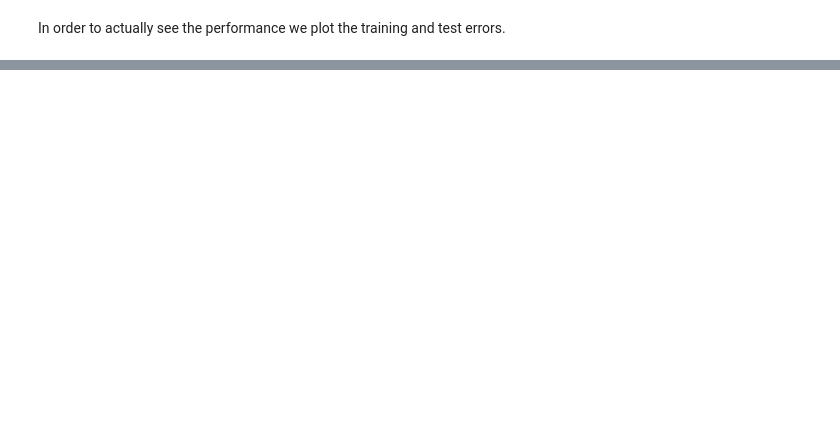
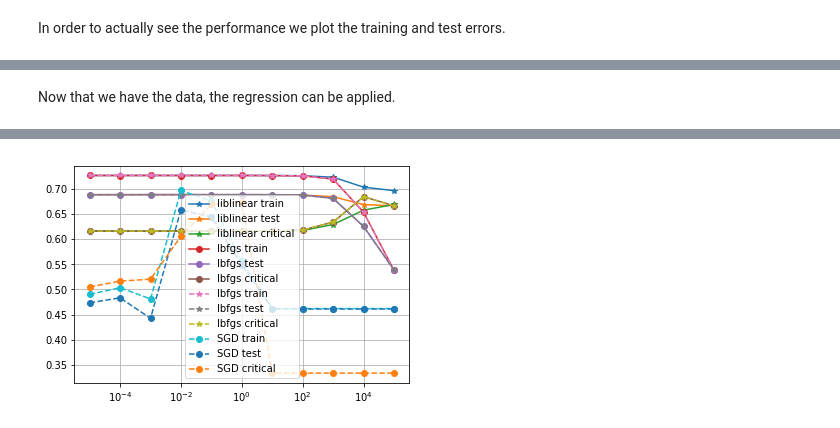
Before and after one commit to Oo1Insane1oO/Data-Analysis-and-Machine-Learning, a Jupyter notebook: ising/Project_on_Machine_Learning.ipynb, the cells around one changed output, grey strips where cells are left out. Cells and saved outputs as stored; diff of their text form; code cells hidden in the pictures; blank space fills up the shorter version.

```diff
--- a/ising/Project_on_Machine_Learning.ipynb
+++ b/ising/Project_on_Machine_Learning.ipynb
@@ -357,0 +458,68 @@ plot_errors(grab_axis(results, 1), grab_axis(results, 2), lamdas)
+# %% [markdown]
+Now that we have the data, the regression can be applied.
+# %%
+from sklearn import linear_model
+
+# set regularization parameters
+lamdas = np.logspace(-5,5,11)
+
+# preallocate data
+train_accuracy=np.zeros(lamdas.shape,np.float64)
+test_accuracy=np.zeros(lamdas.shape,np.float64)
+critical_accuracy=np.zeros(lamdas.shape,np.float64)
+
+train_accuracy_lbfgs=np.zeros(lamdas.shape,np.float64)
+test_accuracy_lbfgs=np.zeros(lamdas.shape,np.float64)
+critical_accuracy_lbfgs=np.zeros(lamdas.shape,np.float64)
+
+train_accuracy_saga=np.zeros(lamdas.shape,np.float64)
+test_accuracy_saga=np.zeros(lamdas.shape,np.float64)
+critical_accuracy_saga=np.zeros(lamdas.shape,np.float64)
+
+train_accuracy_SGD=np.zeros(lamdas.shape,np.float64)
+test_accuracy_SGD=np.zeros(lamdas.shape,np.float64)
+critical_accuracy_SGD=np.zeros(lamdas.shape,np.float64)
+
+print('accuracy: train, test, critical')
+for i,lamda in enumerate(lamdas):
+    # perform liblinear based logistic regression
+    logreg = linear_model.LogisticRegression(C=1./lamda, random_state=1, verbose=0, max_iter=1e3, tol=1e-5)
+    logreg.fit(X_train, Y_train)
+    train_accuracy[i] = logreg.score(X_train, Y_train)
+    test_accuracy[i] = logreg.score(X_test, Y_test)
+    critical_accuracy[i] = logreg.score(X_critical, Y_critical)
+
+    print('liblin: %0.4f, %0.4f, %0.4f' % (train_accuracy[i],test_accuracy[i],critical_accuracy[i]))
+
+    # perform lbfgs based logistic regression
+    logreg_lbfgs = linear_model.LogisticRegression(solver='lbfgs', C=1./lamda, random_state=1, verbose=0,
+                                                   max_iter=1e3, tol=1e-5)
+    logreg_lbfgs.fit(X_train, Y_train)
+    train_accuracy_lbfgs[i] = logreg_lbfgs.score(X_train, Y_train)
+    test_accuracy_lbfgs[i] = logreg_lbfgs.score(X_test, Y_test)
+    critical_accuracy_lbfgs[i] = logreg_lbfgs.score(X_critical, Y_critical)
+
+    print('lbfgs: %0.4f, %0.4f, %0.4f' % (train_accuracy_lbfgs[i],test_accuracy_lbfgs[i],critical_accuracy_lbfgs[i]))
+
+    # perform saga based logistic regression
+    logreg_saga = linear_model.LogisticRegression(solver='saga', C=1./lamda, random_state=1, verbose=0,
+                                                   max_iter=1e3, tol=1e-5)
+    logreg_saga.fit(X_train, Y_train)
+    train_accuracy_saga[i] = logreg_saga.score(X_train, Y_train)
+    test_accuracy_saga[i] = logreg_saga.score(X_test, Y_test)
+    critical_accuracy_saga[i] = logreg_saga.score(X_critical, Y_critical)
+
+    print('saga: %0.4f, %0.4f, %0.4f' % (train_accuracy_saga[i],test_accuracy_saga[i],critical_accuracy_saga[i]))
+
+
+    # perform SGD-based logistic regression
+    logreg_SGD = linear_model.SGDClassifier(loss='log', penalty='l2', alpha=lamda, max_iter=100,
+                                            shuffle=True, random_state=1, learning_rate='optimal')
+    logreg_SGD.fit(X_train, Y_train)
+    train_accuracy_SGD[i] = logreg_SGD.score(X_train, Y_train)
+    test_accuracy_SGD[i] = logreg_SGD.score(X_test, Y_test)
+    critical_accuracy_SGD[i] = logreg_SGD.score(X_critical, Y_critical)
+
+    print('SGD: %0.4f, %0.4f, %0.4f' % (train_accuracy_SGD[i],test_accuracy_SGD[i],critical_accuracy_SGD[i]))
+# end fori
+# %% [output]
@@ -357,0 +543 @@ plot_errors(grab_axis(results, 1), grab_axis(results, 2), lamdas)
+[figure, added]
```
Also changed, not shown: parts of 16 cells of this notebook, 1 other file.
